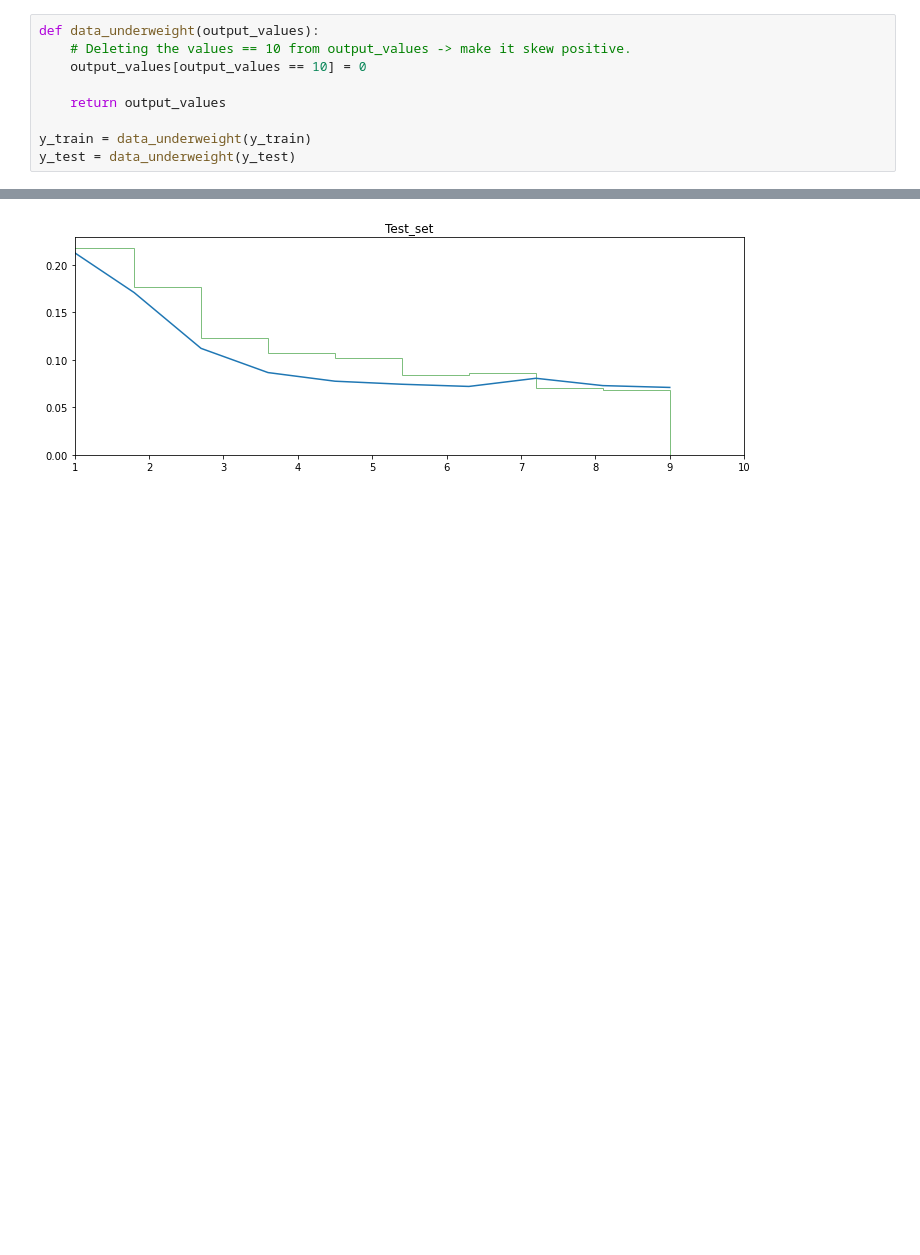
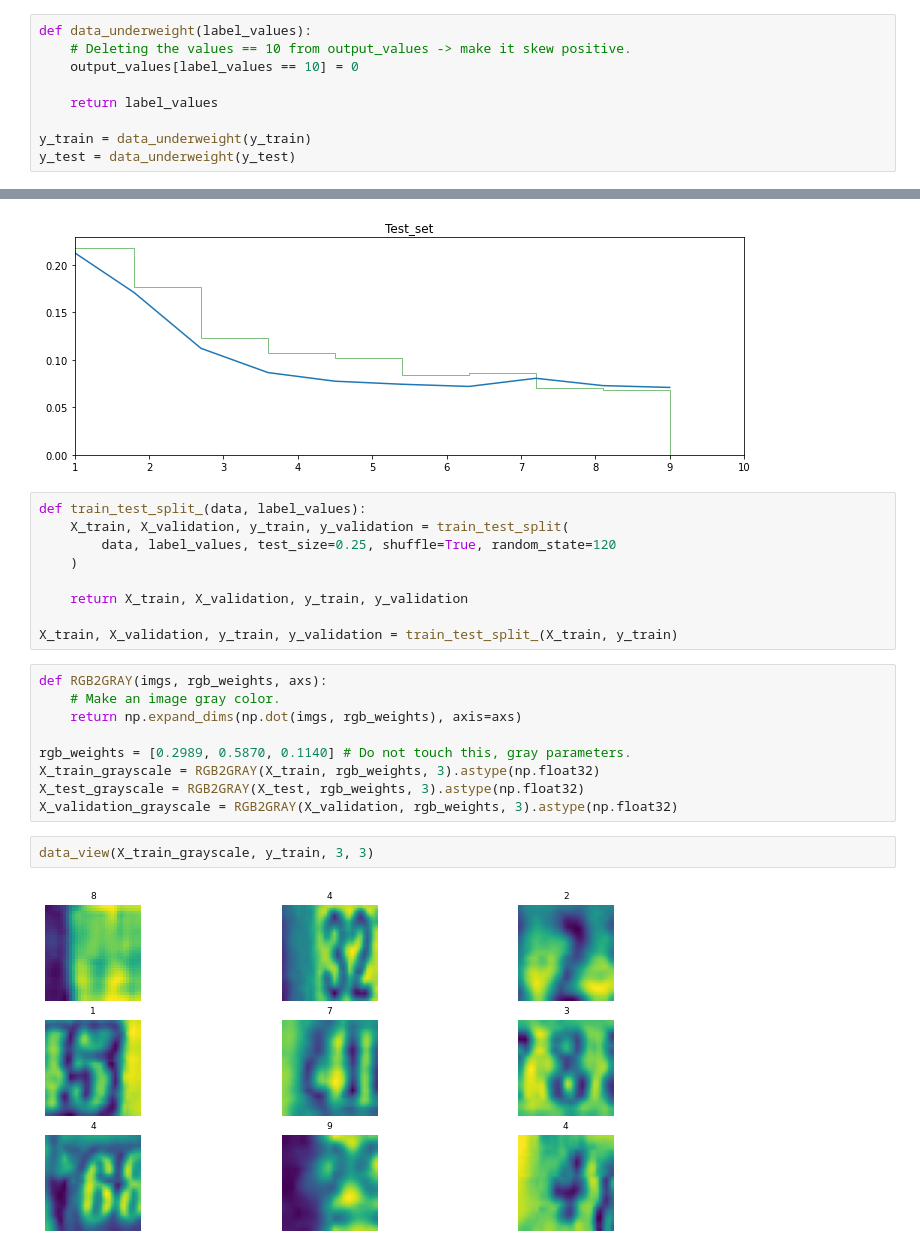
Before and after one commit to mavismmg/house-number-detection-with-cnn, a Jupyter notebook: CNN-SVHN-Number-detection.ipynb, the cells around one changed output, grey strips where cells are left out. Cells and saved outputs as stored; diff of their text form; blank space fills up the shorter version.

```diff
--- a/CNN-SVHN-Number-detection.ipynb
+++ b/CNN-SVHN-Number-detection.ipynb
@@ -110,11 +113,11 @@ distribution_view(4, 4, y_test, 10, 'y_test', 'green', 0.5)
 [figure]
 [figure]
 # %%
-def data_underweight(output_values):
+def data_underweight(label_values):
     # Deleting the values == 10 from output_values -> make it skew positive.
-    output_values[output_values == 10] = 0
+    output_values[label_values == 10] = 0
 
-    return output_values
+    return label_values
 
 y_train = data_underweight(y_train)
 y_test = data_underweight(y_test)
@@ -124,3 +137,25 @@ distribution_view(4, 4, y_test, 10, 'y_test', 'green', 0.5)
 # %% [output]
 [figure]
 [figure]
+# %%
+def train_test_split_(data, label_values):
+    X_train, X_validation, y_train, y_validation = train_test_split(
+        data, label_values, test_size=0.25, shuffle=True, random_state=120
+    )
+
+    return X_train, X_validation, y_train, y_validation
+
+X_train, X_validation, y_train, y_validation = train_test_split_(X_train, y_train)
+# %%
+def RGB2GRAY(imgs, rgb_weights, axs):
+    # Make an image gray color.
+    return np.expand_dims(np.dot(imgs, rgb_weights), axis=axs)
+
+rgb_weights = [0.2989, 0.5870, 0.1140] # Do not touch this, gray parameters.
+X_train_grayscale = RGB2GRAY(X_train, rgb_weights, 3).astype(np.float32)
+X_test_grayscale = RGB2GRAY(X_test, rgb_weights, 3).astype(np.float32)
+X_validation_grayscale = RGB2GRAY(X_validation, rgb_weights, 3).astype(np.float32)
+# %%
+data_view(X_train_grayscale, y_train, 3, 3)
+# %% [output]
+[figure, added]
```
Also changed, not shown: parts of 10 cells of this notebook.
